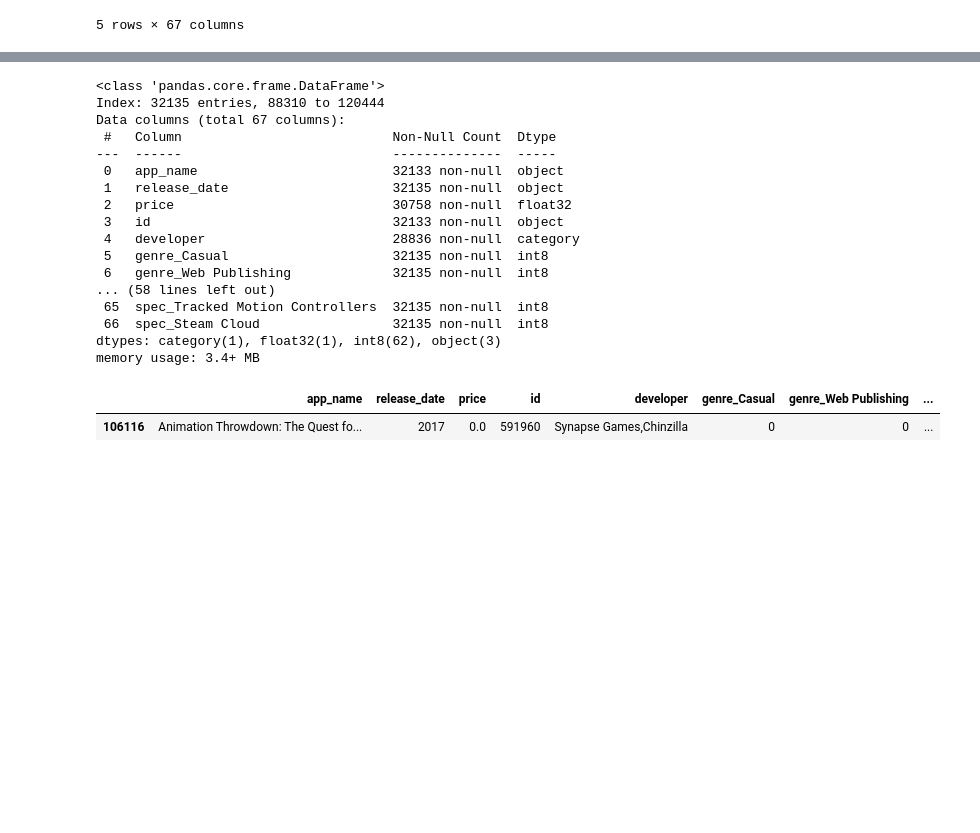
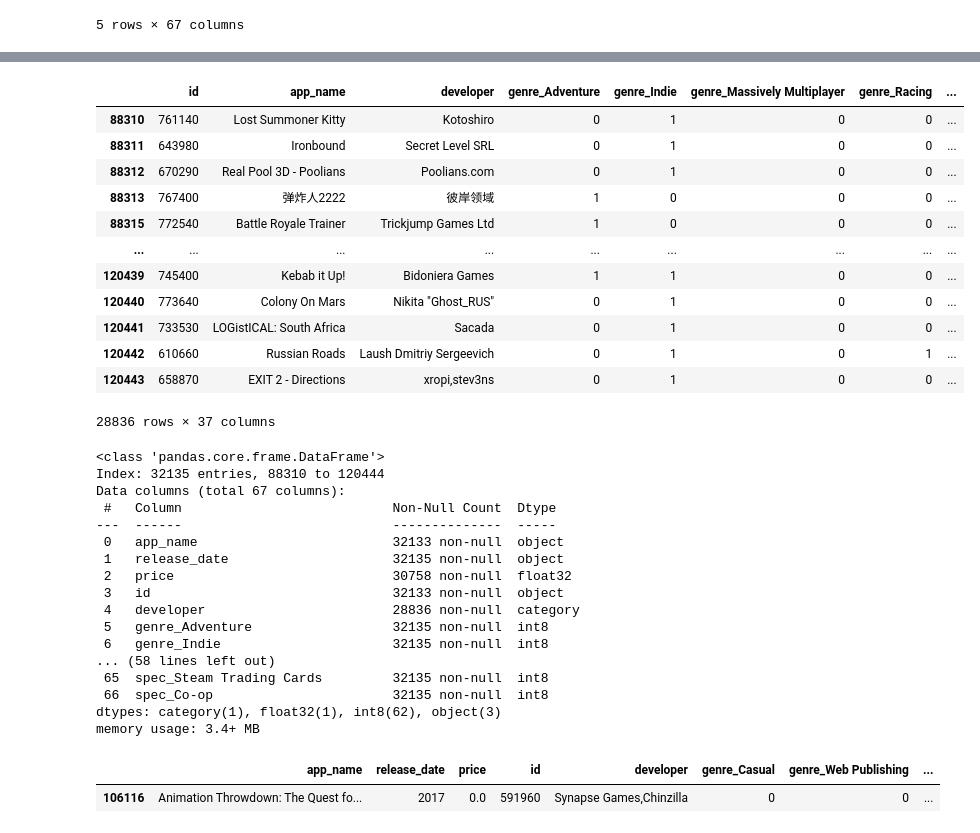
Before and after one commit to fcuerdo/Project1-Henry, a Jupyter notebook: Data Engineering.ipynb, the cells around one changed output, grey strips where cells are left out. Drawn from its saved outputs; the diff is of its cells as text; code cells hidden in the pictures; blank space fills up the shorter version.

```diff
--- a/Data Engineering.ipynb
+++ b/Data Engineering.ipynb
@@ -181,4 +187,2 @@ df_ga_endpoint1
 # %%
 df_ga_endpoint1.to_parquet('./datasets/steam_games_endpoint1_cleaned.parquet', index=False, compression='gzip')
-# %%
-df_ga['release_date'] = df_ga['release_date'].astype(str)
@@ -184,0 +276,18 @@ df_ga['release_date'] = df_ga['release_date'].astype(str)
+# %%
+# Copy the DataFrame to avoid modifying the original
+df_ga_recommend = df_ga.copy()
+
+# Drop rows where 'developer' is NaN to clean the data
+df_ga_recommend.dropna(subset=['developer'], inplace=True)
+
+# Dynamically find the genre and specification columns
+genre_spec_columns = [col for col in df_ga_recommend.columns if col.startswith('genre_') or col.startswith('spec_')]
+
+# Filter columns to only keep those with more than 30 '1' values
+columns_to_keep10 = ['id', 'app_name', 'developer']  # Base columns to keep
+for col in genre_spec_columns:
+    if df_ga_recommend[col].sum() > 500:
+        columns_to_keep10.append(col)
+
+# Update the DataFrame to only keep the selected columns
+df_ga_recommend = df_ga_recommend[columns_to_keep10]
@@ -185,3 +311,19 @@ df_ga['release_date'] = df_ga['release_date'].astype(str)
+# %%
+df_ga_recommend
+# %% [output]
+|  | id | app_name | developer | genre_Adventure | genre_Indie | genre_Massively Multiplayer | genre_Racing | ... |
+| 88310 | 761140 | Lost Summoner Kitty | Kotoshiro | 0 | 1 | 0 | 0 | ... |
+| 88311 | 643980 | Ironbound | Secret Level SRL | 0 | 1 | 0 | 0 | ... |
+| 88312 | 670290 | Real Pool 3D - Poolians | Poolians.com | 0 | 1 | 0 | 0 | ... |
+| 88313 | 767400 | 弹炸人2222 | 彼岸领域 | 1 | 0 | 0 | 0 | ... |
+| 88315 | 772540 | Battle Royale Trainer | Trickjump Games Ltd | 1 | 0 | 0 | 0 | ... |
+| ... | ... | ... | ... | ... | ... | ... | ... | ... |
+| 120439 | 745400 | Kebab it Up! | Bidoniera Games | 1 | 1 | 0 | 0 | ... |
+| 120440 | 773640 | Colony On Mars | Nikita "Ghost_RUS" | 0 | 1 | 0 | 0 | ... |
+| 120441 | 733530 | LOGistICAL: South Africa | Sacada | 0 | 1 | 0 | 0 | ... |
+| 120442 | 610660 | Russian Roads | Laush Dmitriy Sergeevich | 0 | 1 | 0 | 1 | ... |
+| 120443 | 658870 | EXIT 2 - Directions | xropi,stev3ns | 0 | 1 | 0 | 0 | ... |
+28836 rows × 37 columns
 # %%
 df_ga.info()
 # %% [output]
@@ -195,11 +337,11 @@ Data columns (total 67 columns):
  2   price                            30758 non-null  float32
  3   id                               32133 non-null  object
  4   developer                        28836 non-null  category
- 5   genre_Casual                     32135 non-null  int8
- 6   genre_Web Publishing             32135 non-null  int8
+ 5   genre_Adventure                  32135 non-null  int8
+ 6   genre_Indie                      32135 non-null  int8
 ... (58 lines left out)
- 65  spec_Tracked Motion Controllers  32135 non-null  int8
- 66  spec_Steam Cloud                 32135 non-null  int8
+ 65  spec_Steam Trading Cards         32135 non-null  int8
+ 66  spec_Co-op                       32135 non-null  int8
 dtypes: category(1), float32(1), int8(62), object(3)
 memory usage: 3.4+ MB
 # %%
```
Also changed, not shown: parts of 26 cells of this notebook, 1 other file.
